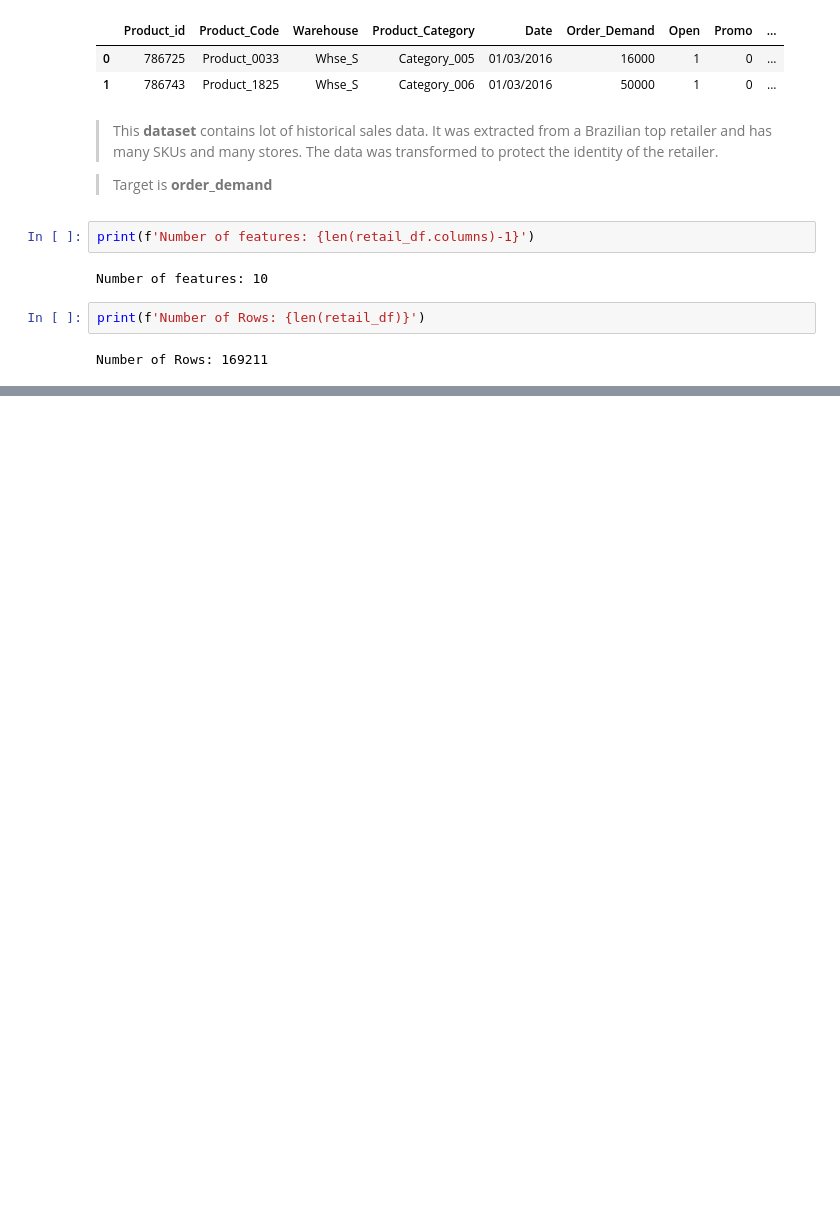
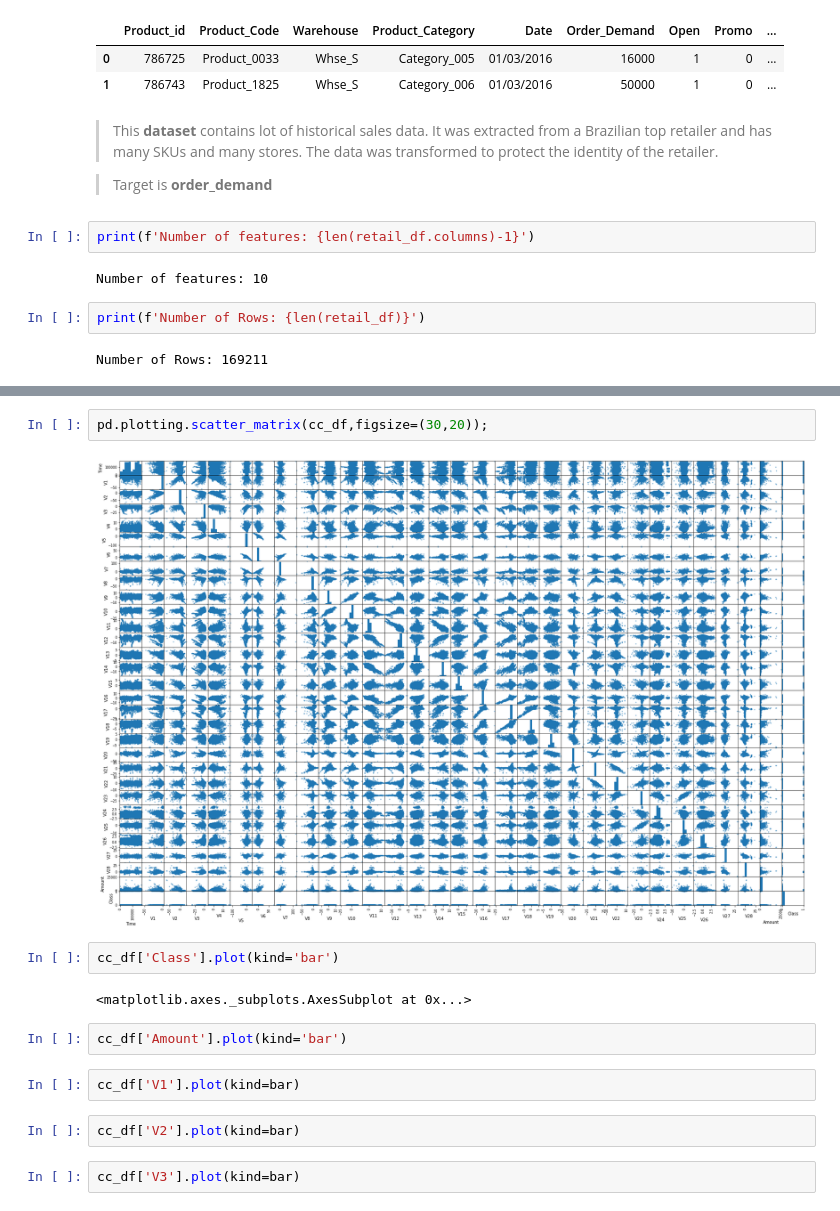
Before and after one commit to mselmasry/Dojo-Project2, a Jupyter notebook: Project02.ipynb, the cells around one changed output, grey strips where cells are left out. Saved outputs shown, nothing was run; the diff lists cells and outputs as text; blank space fills up the shorter version.

```diff
--- a/Project02.ipynb
+++ b/Project02.ipynb
@@ -63,0 +149,16 @@ Number of Rows: 169211
+# %%
+pd.plotting.scatter_matrix(cc_df,figsize=(30,20));
+# %% [output]
+[figure, added]
+# %%
+cc_df['Class'].plot(kind='bar')
+# %% [output]
+<matplotlib.axes._subplots.AxesSubplot at 0x...>
+# %%
+cc_df['Amount'].plot(kind='bar')
+# %%
+cc_df['V1'].plot(kind=bar)
+# %%
+cc_df['V2'].plot(kind=bar)
+# %%
+cc_df['V3'].plot(kind=bar)
```
Also changed, not shown: parts of 17 cells of this notebook.
